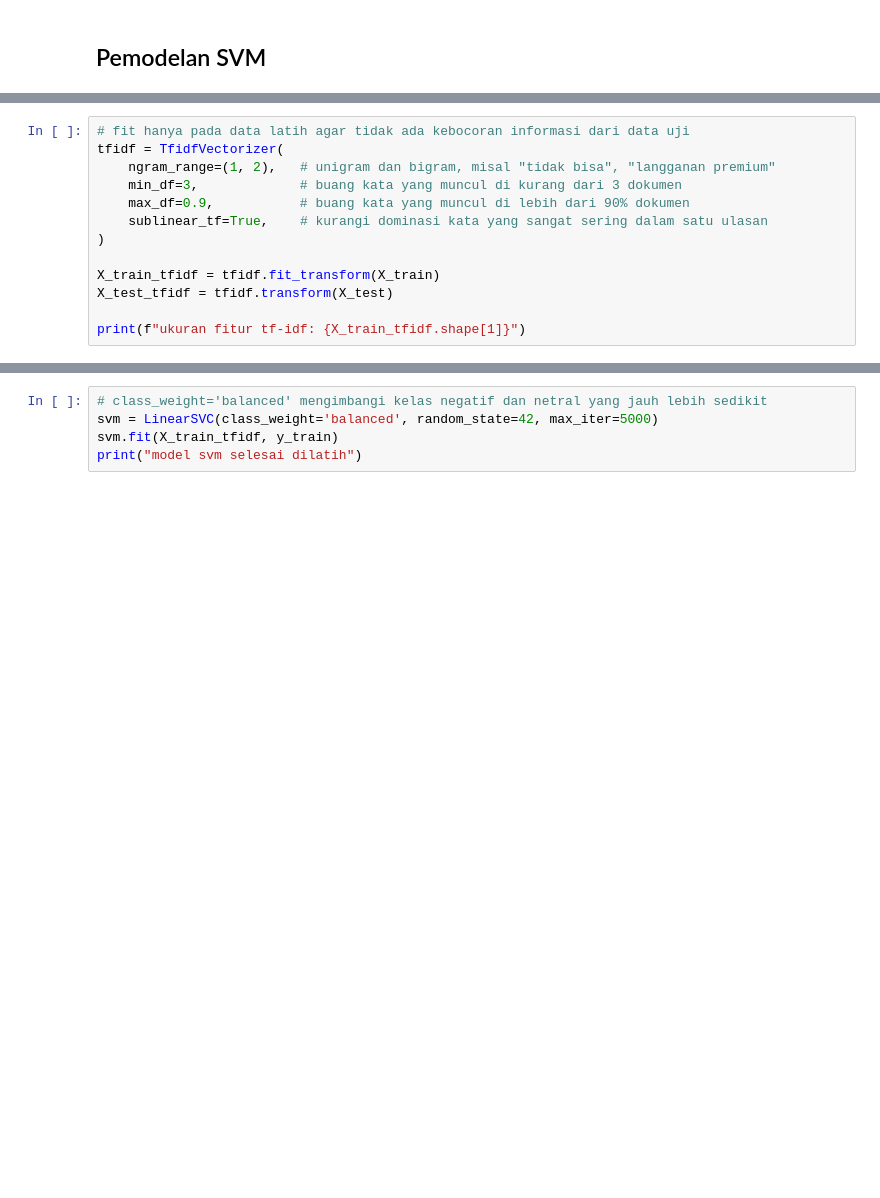
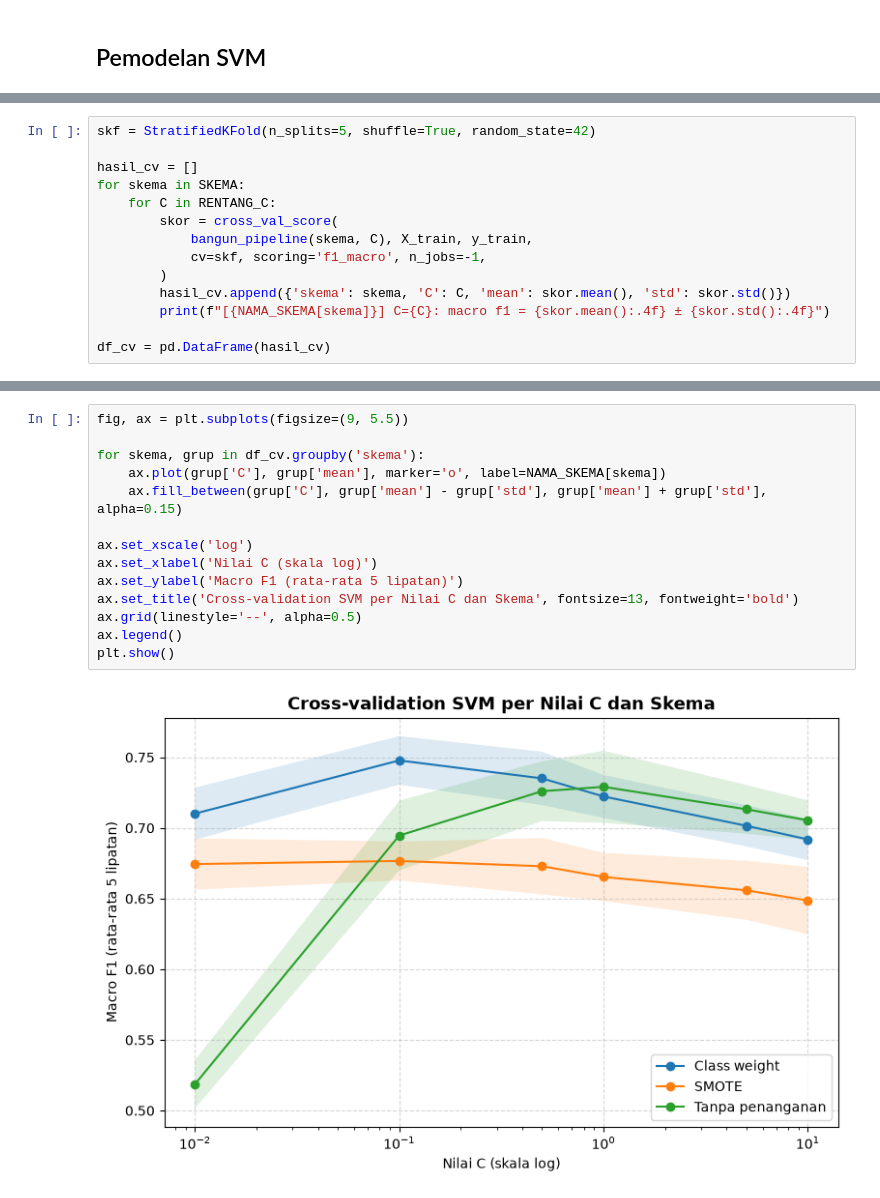
Before and after one commit to mmryd/qaraa-sentiment-analysis-topic-modeling, a Jupyter notebook: ulasan-qaraa.ipynb, the cells around one changed output, grey strips where cells are left out. Drawn from its saved outputs; the diff is of its cells as text; blank space fills up the shorter version.

```diff
--- a/ulasan-qaraa.ipynb
+++ b/ulasan-qaraa.ipynb
@@ -755,13 +749,14 @@ print(y_train.value_counts(normalize=True).round(3))
 # %%
-# fit hanya pada data latih agar tidak ada kebocoran informasi dari data uji
-tfidf = TfidfVectorizer(
-    ngram_range=(1, 2),   # unigram dan bigram, misal "tidak bisa", "langganan premium"
-    min_df=3,             # buang kata yang muncul di kurang dari 3 dokumen
-    max_df=0.9,           # buang kata yang muncul di lebih dari 90% dokumen
-    sublinear_tf=True,    # kurangi dominasi kata yang sangat sering dalam satu ulasan
-)
+skf = StratifiedKFold(n_splits=5, shuffle=True, random_state=42)
 
-X_train_tfidf = tfidf.fit_transform(X_train)
-X_test_tfidf = tfidf.transform(X_test)
+hasil_cv = []
+for skema in SKEMA:
+    for C in RENTANG_C:
+        skor = cross_val_score(
+            bangun_pipeline(skema, C), X_train, y_train,
+            cv=skf, scoring='f1_macro', n_jobs=-1,
+        )
+        hasil_cv.append({'skema': skema, 'C': C, 'mean': skor.mean(), 'std': skor.std()})
+        print(f"[{NAMA_SKEMA[skema]}] C={C}: macro f1 = {skor.mean():.4f} ± {skor.std():.4f}")
 
-print(f"ukuran fitur tf-idf: {X_train_tfidf.shape[1]}")
+df_cv = pd.DataFrame(hasil_cv)
@@ -768,6 +782,17 @@ print(f"ukuran fitur tf-idf: {X_train_tfidf.shape[1]}")
 # %%
-# class_weight='balanced' mengimbangi kelas negatif dan netral yang jauh lebih sedikit
-svm = LinearSVC(class_weight='balanced', random_state=42, max_iter=5000)
-svm.fit(X_train_tfidf, y_train)
-print("model svm selesai dilatih")
+fig, ax = plt.subplots(figsize=(9, 5.5))
+
+for skema, grup in df_cv.groupby('skema'):
+    ax.plot(grup['C'], grup['mean'], marker='o', label=NAMA_SKEMA[skema])
+    ax.fill_between(grup['C'], grup['mean'] - grup['std'], grup['mean'] + grup['std'], alpha=0.15)
+
+ax.set_xscale('log')
+ax.set_xlabel('Nilai C (skala log)')
+ax.set_ylabel('Macro F1 (rata-rata 5 lipatan)')
+ax.set_title('Cross-validation SVM per Nilai C dan Skema', fontsize=13, fontweight='bold')
+ax.grid(linestyle='--', alpha=0.5)
+ax.legend()
+plt.show()
+# %% [output]
+[figure, added]
 # %%
```
Also changed, not shown: parts of 33 cells of this notebook, 4 other files.
